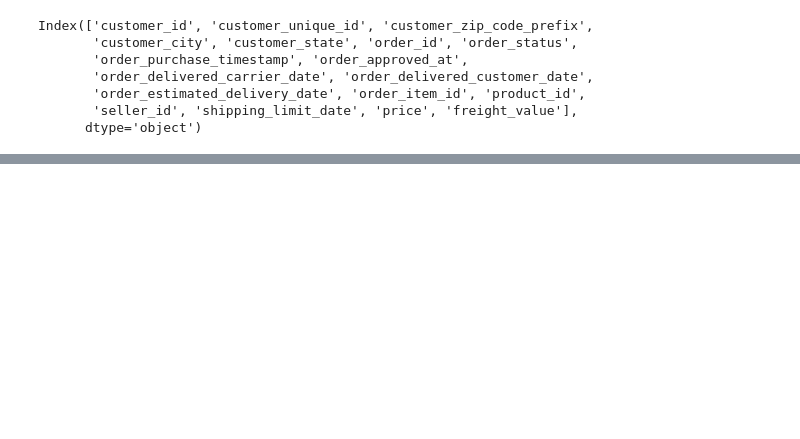
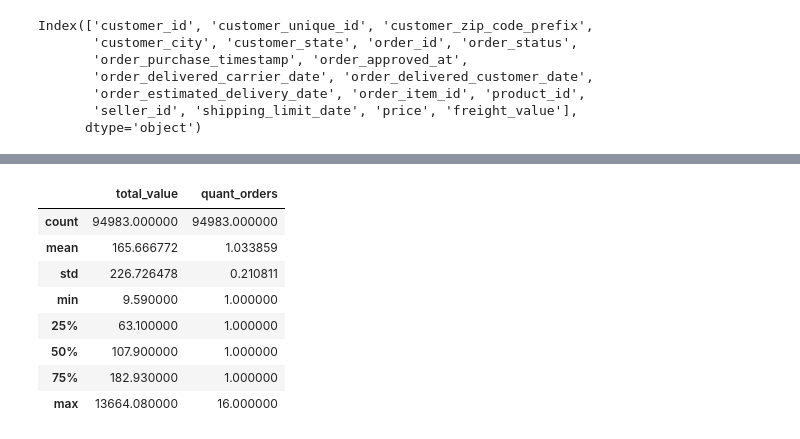
Before and after one commit to jessicannunes/Classificacao_clientes_marketplace_Olist, a Jupyter notebook: notebooks/processamento.ipynb, the cells around one changed output, grey strips where cells are left out. Saved outputs shown, nothing was run; the diff lists cells and outputs as text; code cells hidden in the pictures; blank space fills up the shorter version.

```diff
--- a/notebooks/processamento.ipynb
+++ b/notebooks/processamento.ipynb
@@ -61,0 +150,12 @@ Index(['customer_id', 'customer_unique_id', 'customer_zip_code_prefix',
+# %%
+customers_info.describe()
+# %% [output]
+|  | total_value | quant_orders |
+| count | 94983.000000 | 94983.000000 |
+| mean | 165.666772 | 1.033859 |
+| std | 226.726478 | 0.210811 |
+| min | 9.590000 | 1.000000 |
+| 25% | 63.100000 | 1.000000 |
+| 50% | 107.900000 | 1.000000 |
+| 75% | 182.930000 | 1.000000 |
+| max | 13664.080000 | 16.000000 |
```
Also changed, not shown: parts of 18 cells of this notebook.
